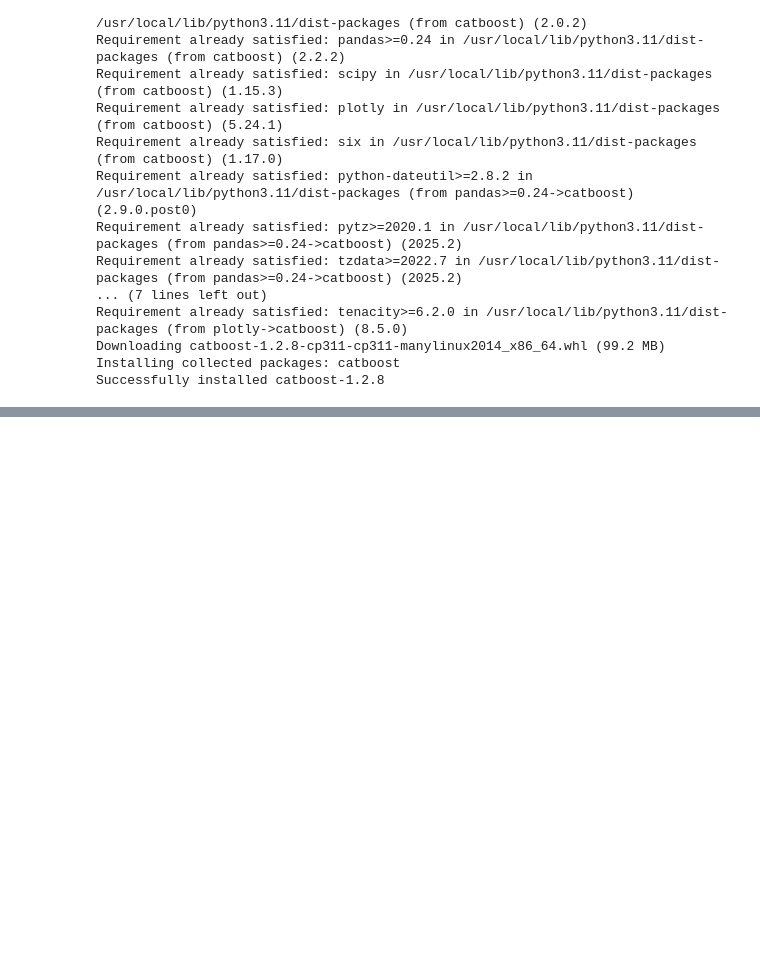
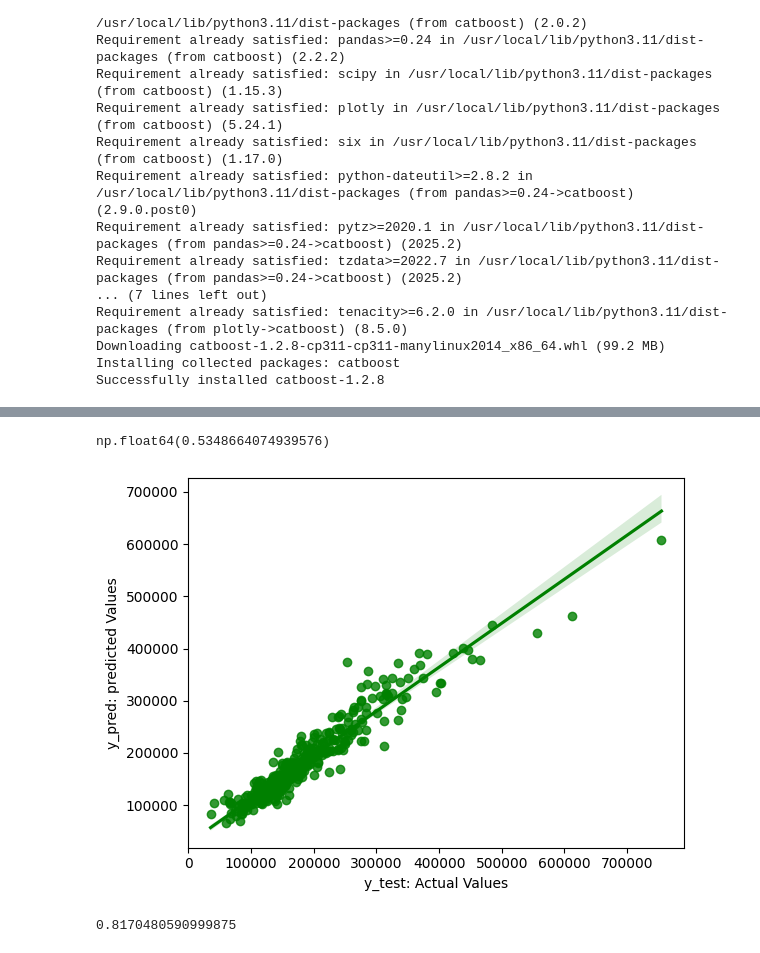
Before and after one commit to Ajay-Kandagatla/DATASCIENCE, a Jupyter notebook: Kaggle_Competition_ML_Model.ipynb, the cells around one changed output, grey strips where cells are left out. Saved outputs shown, nothing was run; the diff lists cells and outputs as text; code cells hidden in the pictures; blank space fills up the shorter version.

```diff
--- a/Kaggle_Competition_ML_Model.ipynb
+++ b/Kaggle_Competition_ML_Model.ipynb
@@ -261,0 +274,13 @@ Learning rate set to 0.041084
+# %%
+# y = mx + c
+
+rf.feature_importances_.max()
+# %% [output]
+np.float64(0.5348664074939576)
+# %%
+sns.regplot(x = y_test,y=y_pred_rf,color= 'green')
+plt.xlabel('y_test: Actual Values')
+plt.ylabel('y_pred: predicted Values')
+plt.show()
+# %% [output]
+[figure, added]
@@ -261,0 +294,10 @@ Learning rate set to 0.041084
+# %%
+from sklearn.ensemble import RandomForestRegressor
+
+rf = RandomForestRegressor().fit(X_train_pca,y_train)
+
+y_pred_rf = rf.predict(X_test_pca)
+
+r2_score(y_test,y_pred_rf)
+# %% [output]
+0.8170480590999875
```
Also changed, not shown: parts of 4 cells of this notebook.
